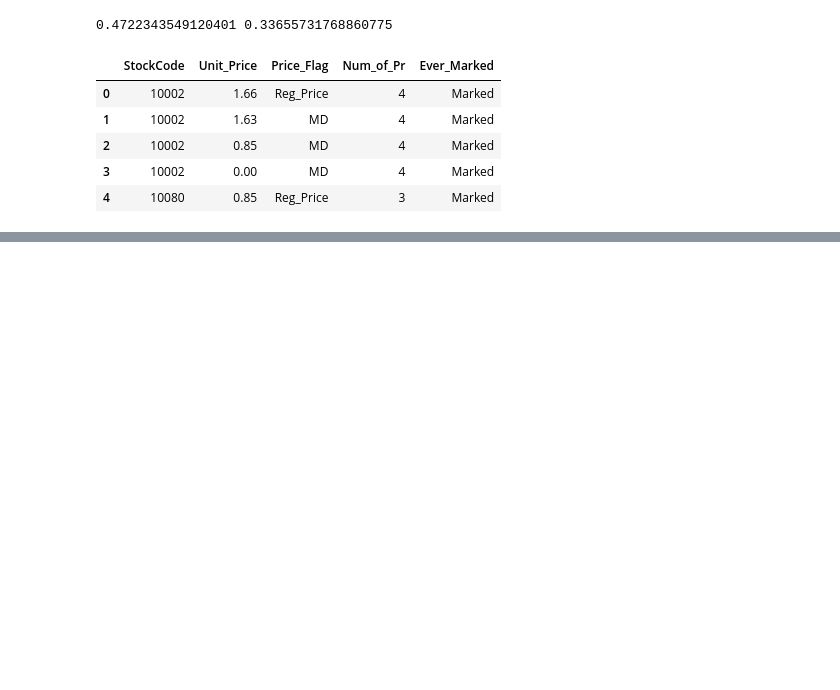
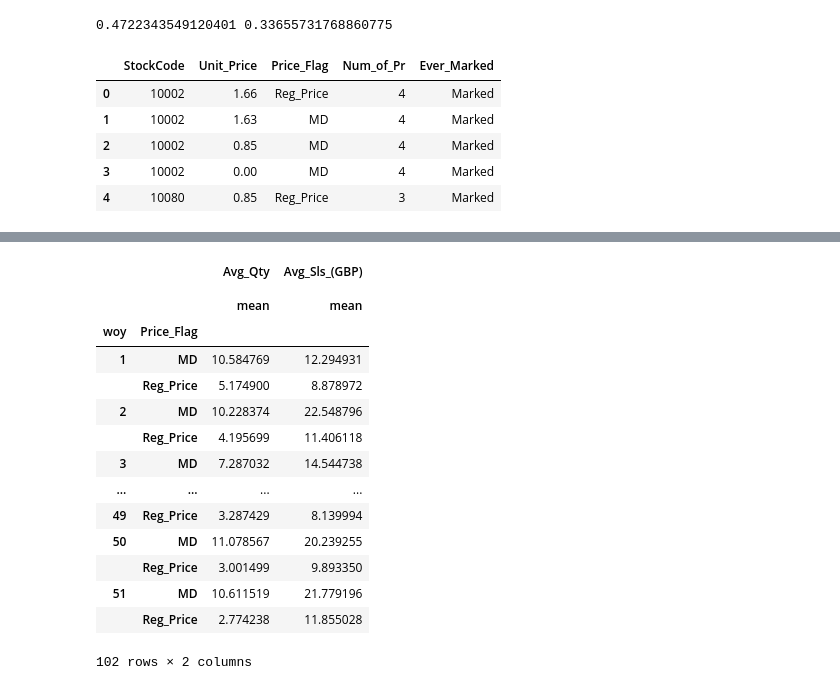
Before and after one commit to axpinkerton/projects, a Jupyter notebook: proj1nb.ipynb, the cells around one changed output, grey strips where cells are left out. Drawn from its saved outputs; the diff is of its cells as text; code cells hidden in the pictures; blank space fills up the shorter version.

```diff
--- a/proj1nb.ipynb
+++ b/proj1nb.ipynb
@@ -374,0 +394,20 @@ final_pricing
+# %%
+all_reg_v_md = final_pricing.groupby(['woy', 'Price_Flag'])[[("Avg_Qty",""),('Avg_Sls_(GBP)','')]].agg(['mean'])
+all_reg_v_md
+# %% [output]
+|  |  | Avg_Qty | Avg_Sls_(GBP) |
+|  |  |  |  |
+|  |  | mean | mean |
+| woy | Price_Flag |  |  |
+| 1 | MD | 10.584769 | 12.294931 |
+|  | Reg_Price | 5.174900 | 8.878972 |
+| 2 | MD | 10.228374 | 22.548796 |
+|  | Reg_Price | 4.195699 | 11.406118 |
+| 3 | MD | 7.287032 | 14.544738 |
+| ... | ... | ... | ... |
+| 49 | Reg_Price | 3.287429 | 8.139994 |
+| 50 | MD | 11.078567 | 20.239255 |
+|  | Reg_Price | 3.001499 | 9.893350 |
+| 51 | MD | 10.611519 | 21.779196 |
+|  | Reg_Price | 2.774238 | 11.855028 |
+102 rows × 2 columns
```
Also changed, not shown: parts of 16 cells of this notebook.
